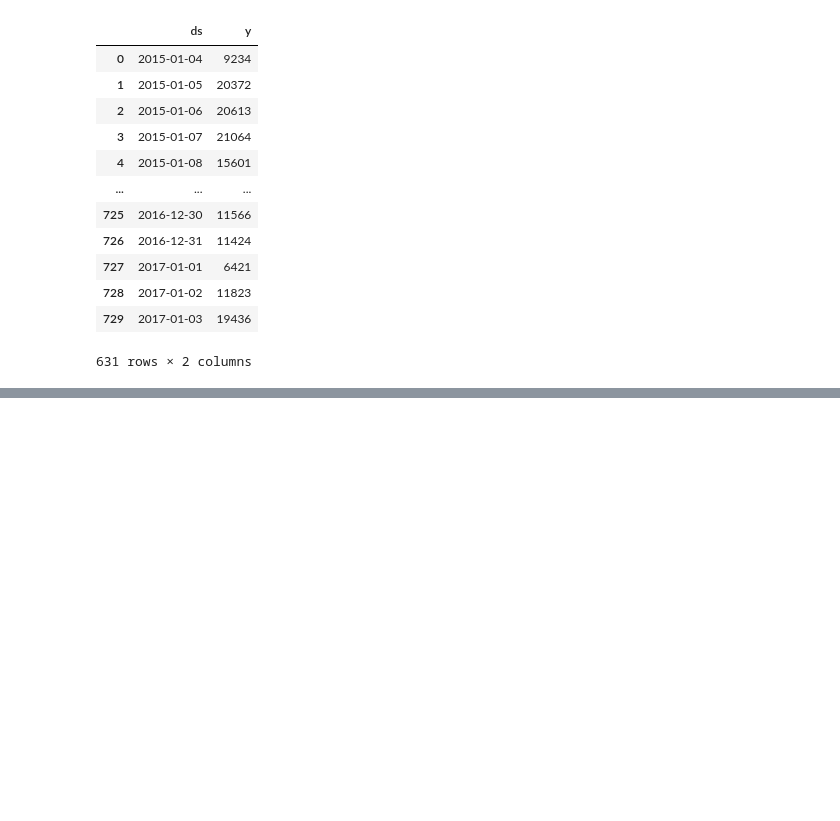
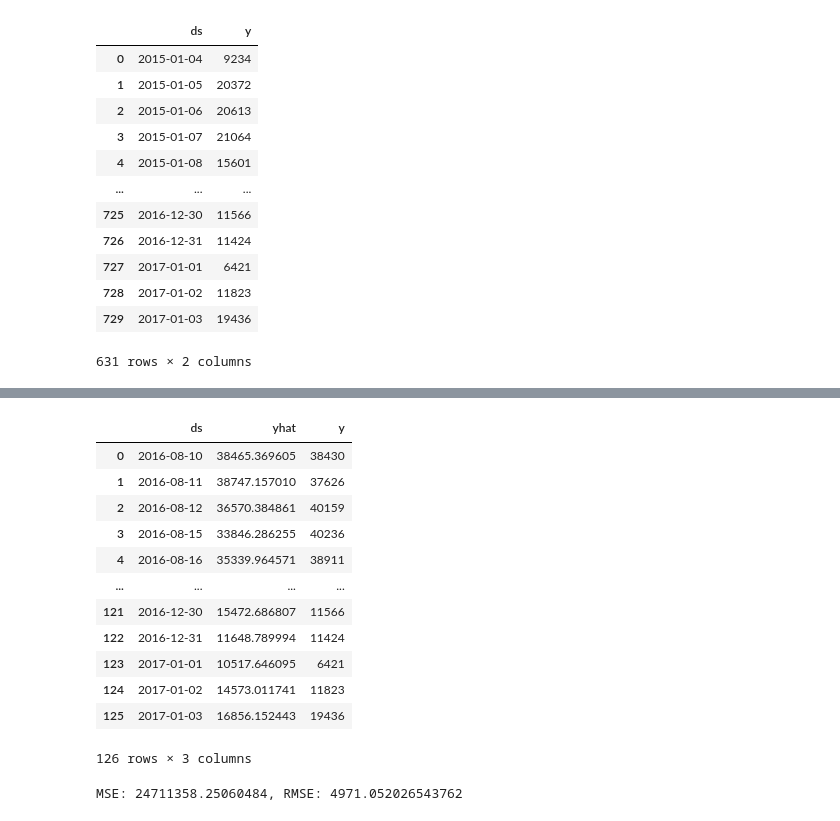
Before and after one commit to matheusgneves/data-science-projects, a Jupyter notebook: Analisando_e_prevendo_séries_temporais.ipynb, the cells around one changed output, grey strips where cells are left out. Drawn from its saved outputs; the diff is of its cells as text; code cells hidden in the pictures; blank space fills up the shorter version.

```diff
--- a/Analisando_e_prevendo_séries_temporais.ipynb
+++ b/Analisando_e_prevendo_séries_temporais.ipynb
@@ -701,0 +727,24 @@ df_teste['y'] = sem_outliers['y'][505:]
+# %%
+df_previsao = previsoes_1[['ds', 'yhat']]
+df_comparacao = pd.merge(df_previsao, df_teste, on='ds')
+df_comparacao
+# %% [output]
+|  | ds | yhat | y |
+| 0 | 2016-08-10 | 38465.369605 | 38430 |
+| 1 | 2016-08-11 | 38747.157010 | 37626 |
+| 2 | 2016-08-12 | 36570.384861 | 40159 |
+| 3 | 2016-08-15 | 33846.286255 | 40236 |
+| 4 | 2016-08-16 | 35339.964571 | 38911 |
+| ... | ... | ... | ... |
+| 121 | 2016-12-30 | 15472.686807 | 11566 |
+| 122 | 2016-12-31 | 11648.789994 | 11424 |
+| 123 | 2017-01-01 | 10517.646095 | 6421 |
+| 124 | 2017-01-02 | 14573.011741 | 11823 |
+| 125 | 2017-01-03 | 16856.152443 | 19436 |
+126 rows × 3 columns
+# %%
+mse = mean_squared_error(df_comparacao['y'], df_comparacao['yhat'])
+rmse = np.sqrt(mse)
+print(f'MSE: {mse}, RMSE: {rmse}')
+# %% [output]
+MSE: 24711358.25060484, RMSE: 4971.052026543762
```
Also changed, not shown: parts of 10 cells of this notebook.
